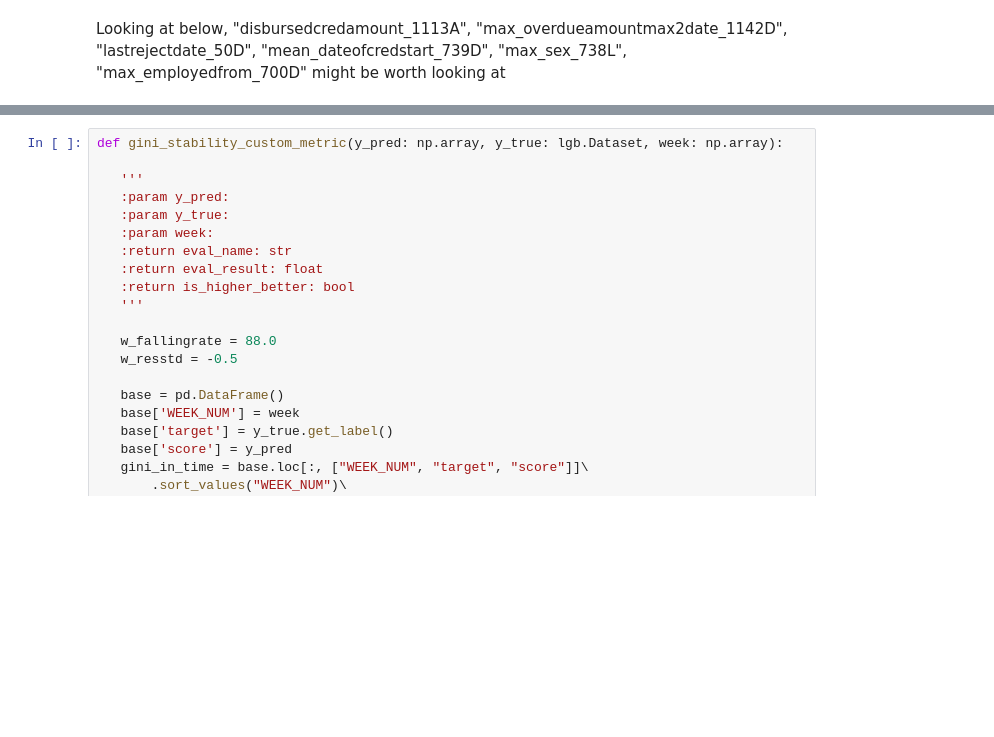
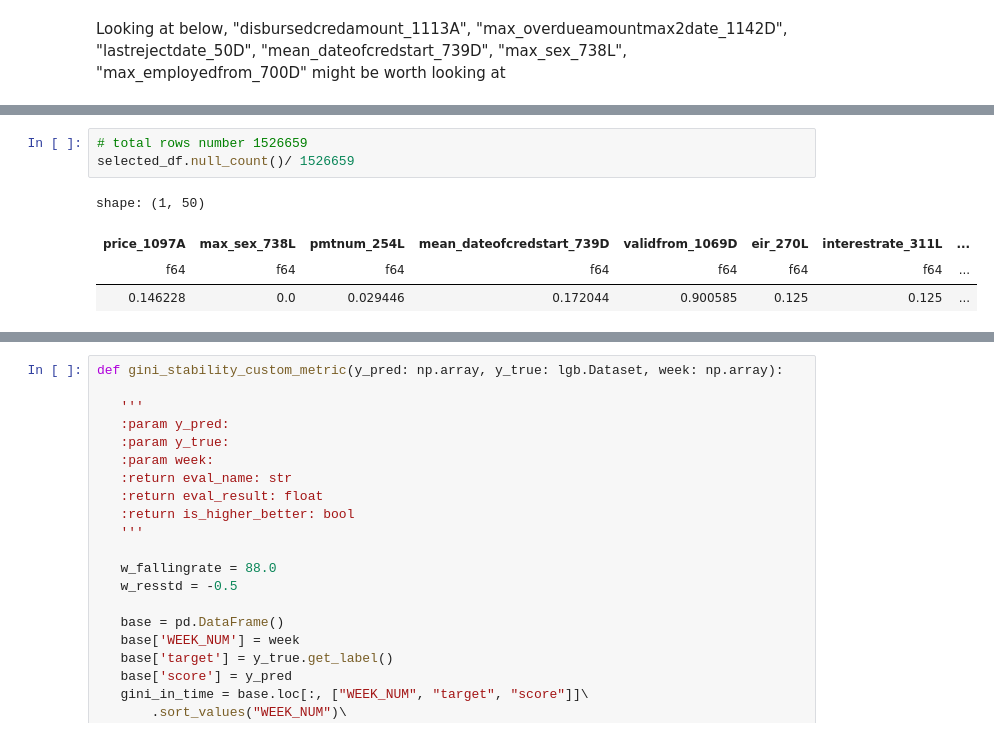
Before and after one commit to idsts2670/kaggle, a Jupyter notebook: home-credit-risk-model-stability/home-credit-risk-model-stability.ipynb, the cells around one changed output, grey strips where cells are left out. Drawn from its saved outputs; the diff is of its cells as text; blank space fills up the shorter version.

```diff
--- a/home-credit-risk-model-stability/home-credit-risk-model-stability.ipynb
+++ b/home-credit-risk-model-stability/home-credit-risk-model-stability.ipynb
@@ -1290,0 +1240,8 @@ Index(['price_1097A', 'max_sex_738L', 'pmtnum_254L',
+# %%
+# total rows number 1526659
+selected_df.null_count()/ 1526659
+# %% [output]
+shape: (1, 50)
+| price_1097A | max_sex_738L | pmtnum_254L | mean_dateofcredstart_739D | validfrom_1069D | eir_270L | interestrate_311L | ... |
+| f64 | f64 | f64 | f64 | f64 | f64 | f64 | ... |
+| 0.146228 | 0.0 | 0.029446 | 0.172044 | 0.900585 | 0.125 | 0.125 | ... |
```
Also changed, not shown: parts of 55 cells of this notebook.
